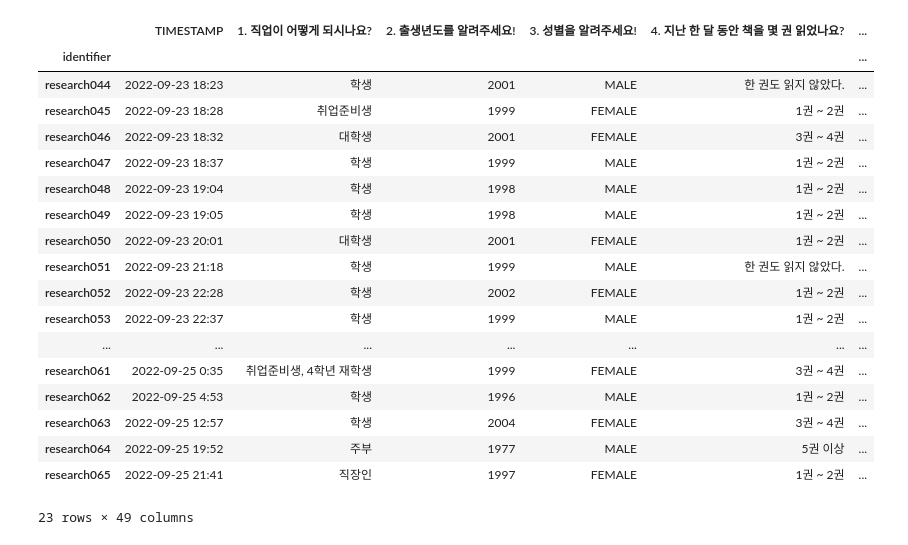
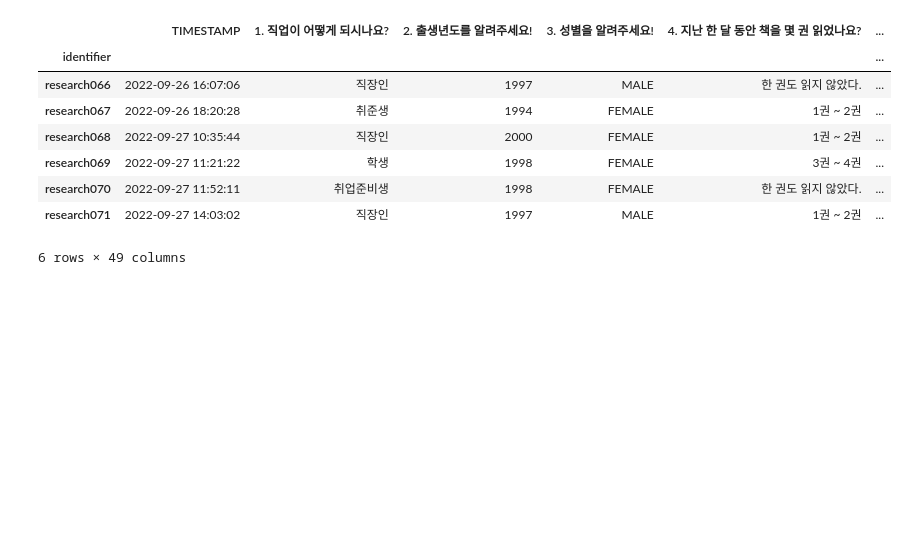
Before and after one commit to 2squarehoon/chaek_in, a Jupyter notebook: DATA/research_data_import.ipynb, the cells around one changed output. Drawn from its saved outputs; the diff is of its cells as text; code cells hidden in the pictures; blank space fills up the shorter version.

```diff
--- a/DATA/research_data_import.ipynb
+++ b/DATA/research_data_import.ipynb
@@ -14,34 +14,24 @@ import logging
 # %%
 # 데이터 불러오기 및 필요한 함수 정의
 base_src = 'Data'
 
 # user 데이터
-research_src = os.path.join(base_src, 'research_data_02.csv')
+research_src = os.path.join(base_src, 'research_data_03.csv')
 research = pd.read_csv(research_src,
                     sep=',',
                     encoding = 'cp949')
 research = research.set_index('identifier')
 research
 # %% [output]
 |  | TIMESTAMP | 1. 직업이 어떻게 되시나요? | 2. 출생년도를 알려주세요! | 3. 성별을 알려주세요! | 4. 지난 한 달 동안 책을 몇 권 읽었나요? | ... |
 | identifier |  |  |  |  |  | ... |
-| research044 | 2022-09-23 18:23 | 학생 | 2001 | MALE | 한 권도 읽지 않았다. | ... |
-| research045 | 2022-09-23 18:28 | 취업준비생 | 1999 | FEMALE | 1권 ~ 2권 | ... |
-| research046 | 2022-09-23 18:32 | 대학생 | 2001 | FEMALE | 3권 ~ 4권 | ... |
-| research047 | 2022-09-23 18:37 | 학생 | 1999 | MALE | 1권 ~ 2권 | ... |
-| research048 | 2022-09-23 19:04 | 학생 | 1998 | MALE | 1권 ~ 2권 | ... |
-| research049 | 2022-09-23 19:05 | 학생 | 1998 | MALE | 1권 ~ 2권 | ... |
-| research050 | 2022-09-23 20:01 | 대학생 | 2001 | FEMALE | 1권 ~ 2권 | ... |
-| research051 | 2022-09-23 21:18 | 학생 | 1999 | MALE | 한 권도 읽지 않았다. | ... |
-| research052 | 2022-09-23 22:28 | 학생 | 2002 | FEMALE | 1권 ~ 2권 | ... |
-| research053 | 2022-09-23 22:37 | 학생 | 1999 | MALE | 1권 ~ 2권 | ... |
-| ... | ... | ... | ... | ... | ... | ... |
-| research061 | 2022-09-25 0:35 | 취업준비생, 4학년 재학생 | 1999 | FEMALE | 3권 ~ 4권 | ... |
-| research062 | 2022-09-25 4:53 | 학생 | 1996 | MALE | 1권 ~ 2권 | ... |
-| research063 | 2022-09-25 12:57 | 학생 | 2004 | FEMALE | 3권 ~ 4권 | ... |
-| research064 | 2022-09-25 19:52 | 주부 | 1977 | MALE | 5권 이상 | ... |
-| research065 | 2022-09-25 21:41 | 직장인 | 1997 | FEMALE | 1권 ~ 2권 | ... |
+| research066 | 2022-09-26 16:07:06 | 직장인 | 1997 | MALE | 한 권도 읽지 않았다. | ... |
+| research067 | 2022-09-26 18:20:28 | 취준생 | 1994 | FEMALE | 1권 ~ 2권 | ... |
+| research068 | 2022-09-27 10:35:44 | 직장인 | 2000 | FEMALE | 1권 ~ 2권 | ... |
+| research069 | 2022-09-27 11:21:22 | 학생 | 1998 | FEMALE | 3권 ~ 4권 | ... |
+| research070 | 2022-09-27 11:52:11 | 취업준비생 | 1998 | FEMALE | 한 권도 읽지 않았다. | ... |
+| research071 | 2022-09-27 14:03:02 | 직장인 | 1997 | MALE | 1권 ~ 2권 | ... |
-23 rows × 49 columns
+6 rows × 49 columns
 # %%
 #   db 연결
 def dbconnect():
```
Also changed, not shown: parts of 9 cells of this notebook, 1 other file.
